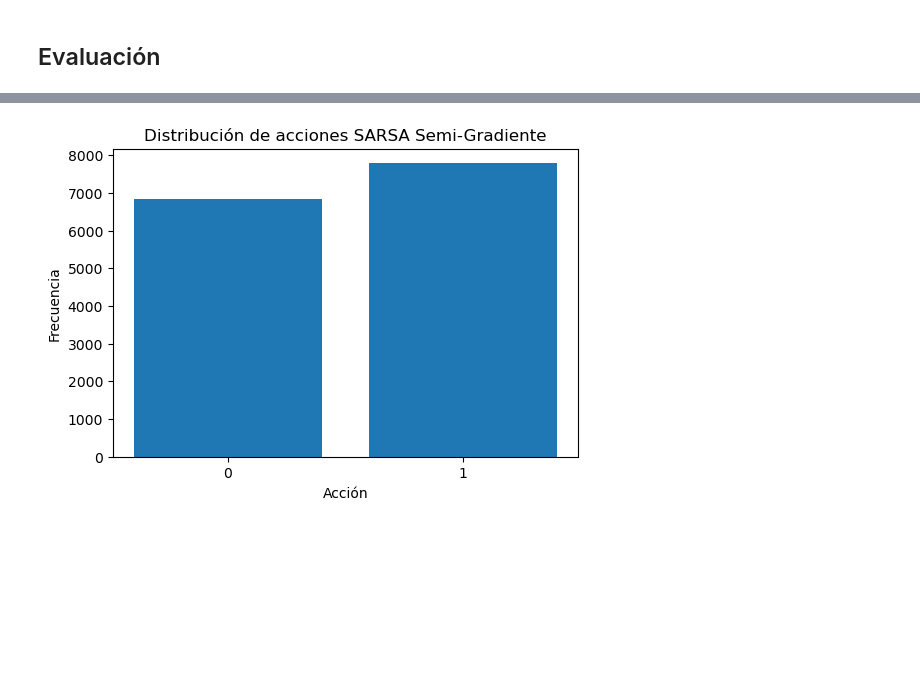
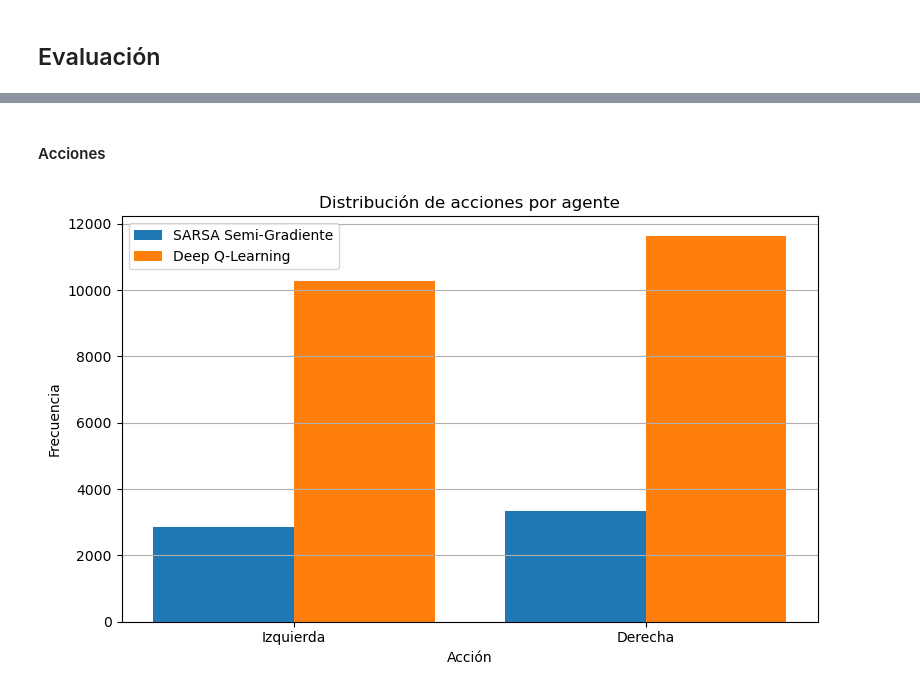
Before and after one commit to oliatom350/RL_SFDD, a Jupyter notebook: Estudio_Metodos_Aproximaciones.ipynb, the cells around one changed output, grey strips where cells are left out. Drawn from its saved outputs; the diff is of its cells as text; code cells hidden in the pictures; blank space fills up the shorter version.

```diff
--- a/Estudio_Metodos_Aproximaciones.ipynb
+++ b/Estudio_Metodos_Aproximaciones.ipynb
@@ -58,7 +54,7 @@ sarsa_sg_env = utils.make_env(env_name, seed=SEMILLA)
 dql_env = utils.make_env(env_name, seed=SEMILLA)
 
 # TODO Posible sustitución por un Wrapper para observar mejor las dimensiones del entorno
-n_episodes = 1000
+n_episodes = 500
 sarsa_sg_env = gym.wrappers.RecordEpisodeStatistics(sarsa_sg_env, buffer_length=n_episodes)
 dql_env = gym.wrappers.RecordEpisodeStatistics(dql_env, buffer_length=n_episodes)
 
@@ -135,6 +131,8 @@ Lo primero que debemos abordar es la cuestión de qué estadísticas hemos escog
 - **Ángulos del poste** por cada episodio.
 - **Posiciones del carrito** por episodio.
 # %%
-print("Primeros 5 elementos de sarsa_rewards:", sarsa_rewards[:5])
-print("Primeros 5 elementos de sarsa_lengths:", sarsa_steps[:5])
+for i in range(5):
+    print(f"Episodio {i+1}:")
+    print(f"  SARSA Semi-Gradiente: recompensa {sarsa_rewards[i]}, pasos {sarsa_steps[i]}")
+    print(f"  Deep Q-Learning: recompensa {dql_rewards[i]}, pasos {dql_steps[i]}")
 # %% [output]
@@ -244,4 +346,6 @@ print(max(sarsa_rewards), min(sarsa_rewards), np.mean(sarsa_rewards), np.std(sar
+# %% [markdown]
+#### Acciones
 # %%
-plot_action_distribution_from_counts(sarsa_actions, title="Distribución de acciones SARSA Semi-Gradiente")
+plot_action_distribution(training_stats)
 # %% [output]
-[figure, old version]
+[figure, new version]
```
Also changed, not shown: parts of 41 cells of this notebook, 1 other file.
